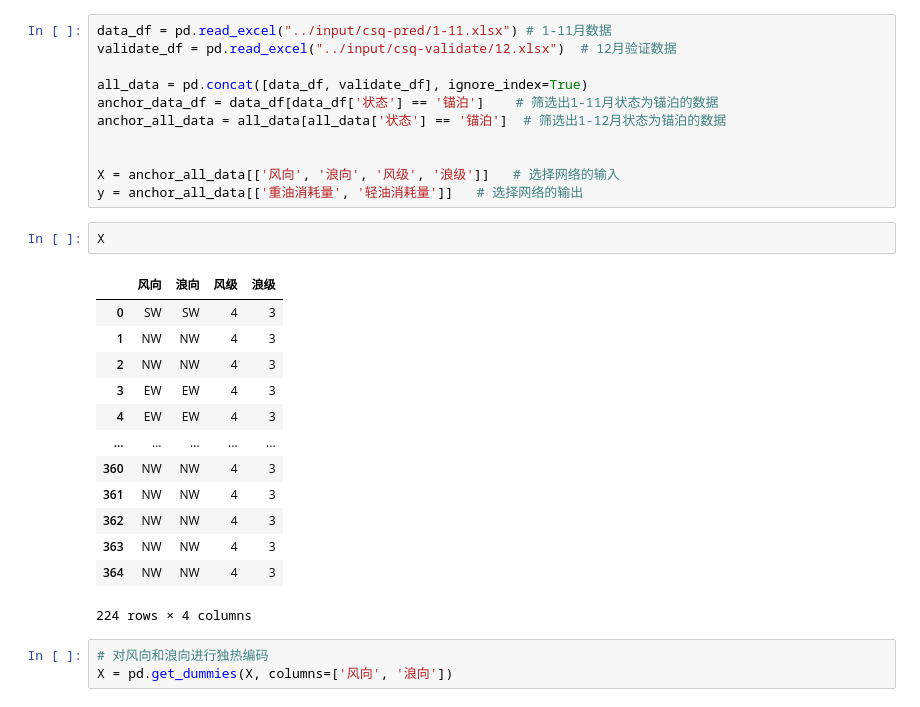
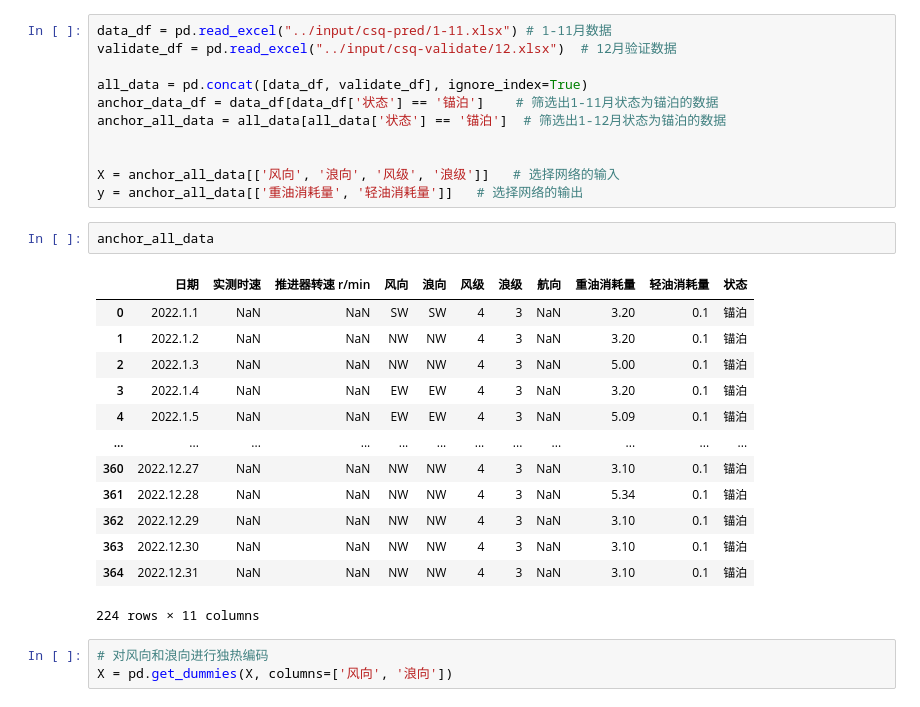
Before and after one commit to yingyingWNL/GuoChang, a Jupyter notebook: my-ann-model.ipynb, the cells around one changed output. Cells and saved outputs as stored; diff of their text form.

```diff
--- a/my-ann-model.ipynb
+++ b/my-ann-model.ipynb
@@ -53,22 +54,22 @@ anchor_all_data = all_data[all_data['状态'] == '锚泊']  # 筛选出1-12月
 
 X = anchor_all_data[['风向', '浪向', '风级', '浪级']]   # 选择网络的输入
 y = anchor_all_data[['重油消耗量', '轻油消耗量']]   # 选择网络的输出
-# %%
-X
-# %% [output]
-|  | 风向 | 浪向 | 风级 | 浪级 |
-| 0 | SW | SW | 4 | 3 |
-| 1 | NW | NW | 4 | 3 |
-| 2 | NW | NW | 4 | 3 |
-| 3 | EW | EW | 4 | 3 |
-| 4 | EW | EW | 4 | 3 |
-| ... | ... | ... | ... | ... |
-| 360 | NW | NW | 4 | 3 |
-| 361 | NW | NW | 4 | 3 |
-| 362 | NW | NW | 4 | 3 |
-| 363 | NW | NW | 4 | 3 |
-| 364 | NW | NW | 4 | 3 |
-224 rows × 4 columns
+# %%
+anchor_all_data
+# %% [output]
+|  | 日期 | 实测时速 | 推进器转速 r/min | 风向 | 浪向 | 风级 | 浪级 | 航向 | 重油消耗量 | 轻油消耗量 | 状态 |
+| 0 | 2022.1.1 | NaN | NaN | SW | SW | 4 | 3 | NaN | 3.20 | 0.1 | 锚泊 |
+| 1 | 2022.1.2 | NaN | NaN | NW | NW | 4 | 3 | NaN | 3.20 | 0.1 | 锚泊 |
+| 2 | 2022.1.3 | NaN | NaN | NW | NW | 4 | 3 | NaN | 5.00 | 0.1 | 锚泊 |
+| 3 | 2022.1.4 | NaN | NaN | EW | EW | 4 | 3 | NaN | 3.20 | 0.1 | 锚泊 |
+| 4 | 2022.1.5 | NaN | NaN | EW | EW | 4 | 3 | NaN | 5.09 | 0.1 | 锚泊 |
+| ... | ... | ... | ... | ... | ... | ... | ... | ... | ... | ... | ... |
+| 360 | 2022.12.27 | NaN | NaN | NW | NW | 4 | 3 | NaN | 3.10 | 0.1 | 锚泊 |
+| 361 | 2022.12.28 | NaN | NaN | NW | NW | 4 | 3 | NaN | 5.34 | 0.1 | 锚泊 |
+| 362 | 2022.12.29 | NaN | NaN | NW | NW | 4 | 3 | NaN | 3.10 | 0.1 | 锚泊 |
+| 363 | 2022.12.30 | NaN | NaN | NW | NW | 4 | 3 | NaN | 3.10 | 0.1 | 锚泊 |
+| 364 | 2022.12.31 | NaN | NaN | NW | NW | 4 | 3 | NaN | 3.10 | 0.1 | 锚泊 |
+224 rows × 11 columns
 # %%
 # 对风向和浪向进行独热编码
 X = pd.get_dummies(X, columns=['风向', '浪向'])
```
Also changed, not shown: parts of 18 cells of this notebook.
